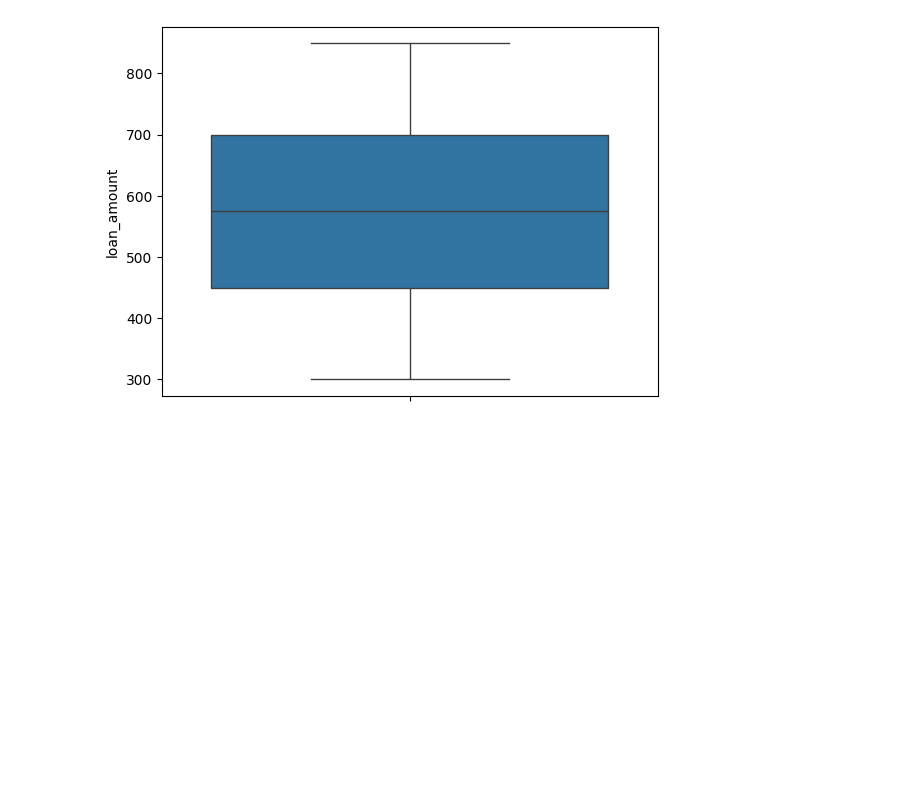
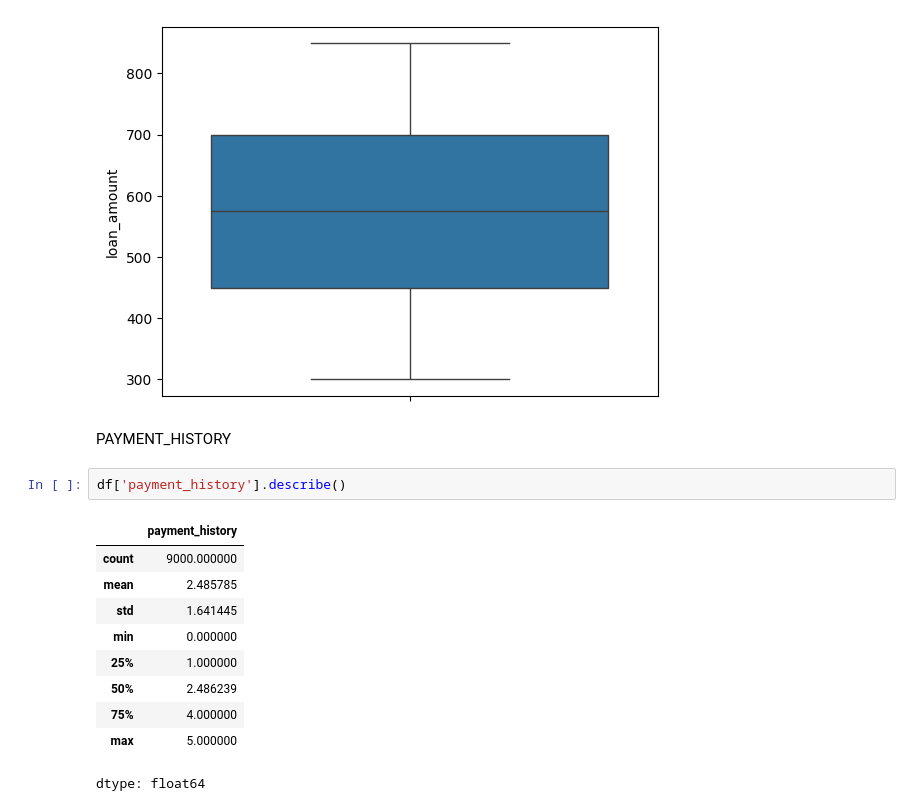
Before and after one commit to saaaaaaaaaaaaaad56/creditworthiness, a Jupyter notebook: Execution.ipynb, the cells around one changed output. Cells and saved outputs as stored; diff of their text form; blank space fills up the shorter version.

```diff
--- a/Execution.ipynb
+++ b/Execution.ipynb
@@ -450,3 +459,18 @@ sns.boxplot(df['loan_amount'])
 # %% [output]
 <Axes: ylabel='loan_amount'>
 [figure]
+# %% [markdown]
+PAYMENT_HISTORY
+# %%
+df['payment_history'].describe()
+# %% [output]
+|  | payment_history |
+| count | 9000.000000 |
+| mean | 2.485785 |
+| std | 1.641445 |
+| min | 0.000000 |
+| 25% | 1.000000 |
+| 50% | 2.486239 |
+| 75% | 4.000000 |
+| max | 5.000000 |
+dtype: float64
```
Also changed, not shown: parts of 13 cells of this notebook.
